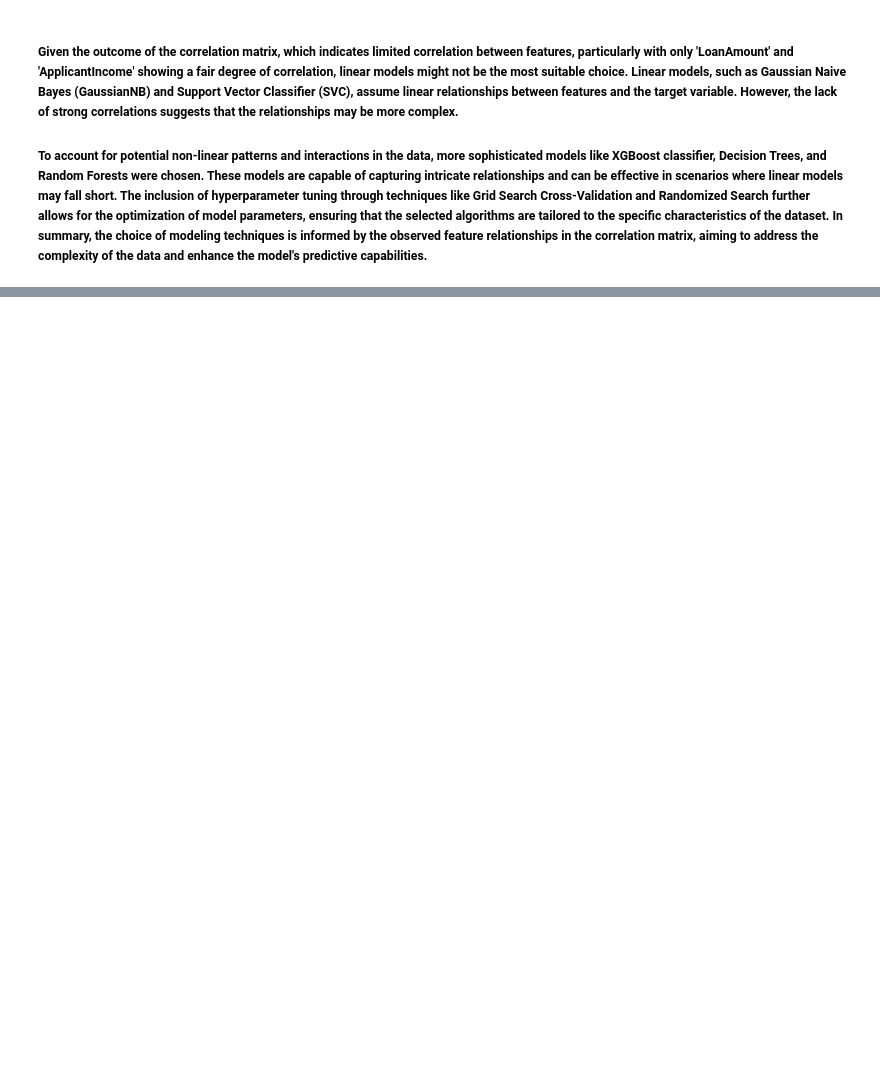
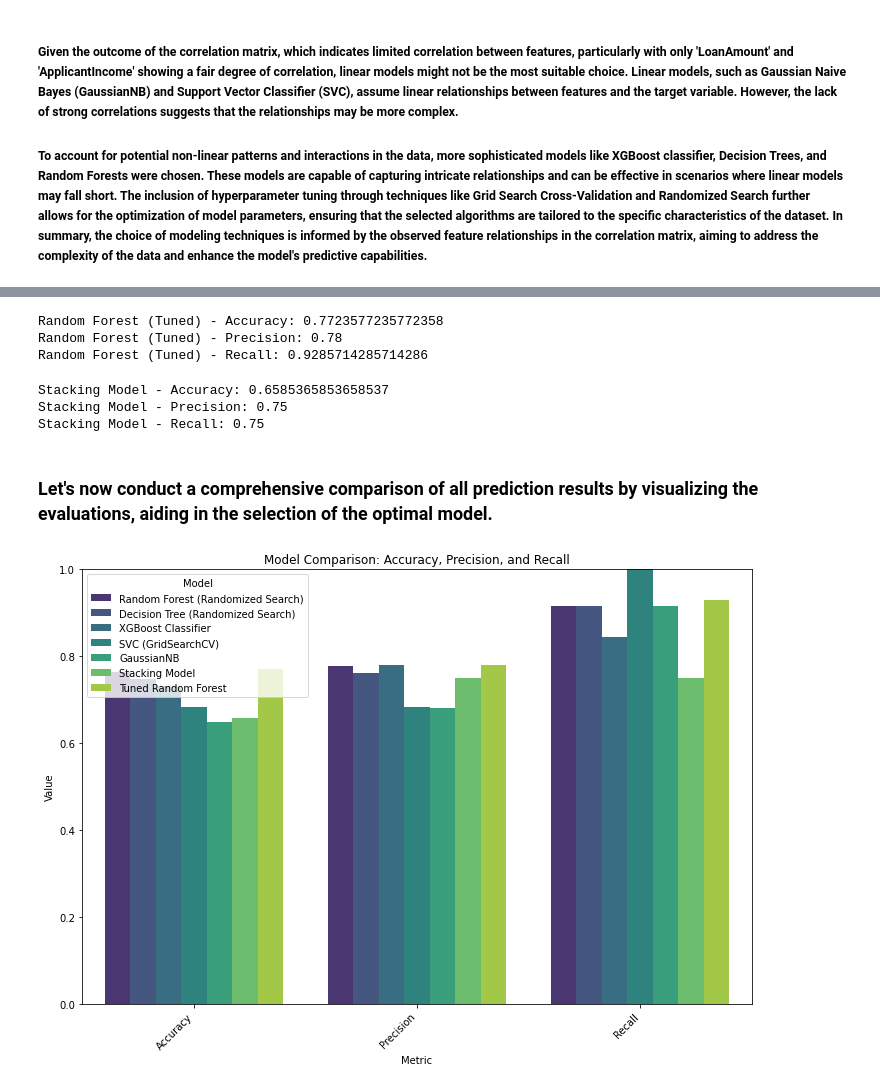
Before and after one commit to Affuya/LHL_CAPSTONE_JASPER, a Jupyter notebook: LHL_CAPSTONE_IPYNB.ipynb, the cells around one changed output, grey strips where cells are left out. Saved outputs shown, nothing was run; the diff lists cells and outputs as text; code cells hidden in the pictures; blank space fills up the shorter version.

```diff
--- a/LHL_CAPSTONE_IPYNB.ipynb
+++ b/LHL_CAPSTONE_IPYNB.ipynb
@@ -434,0 +739,10 @@ print(df.head())
+# %%
+# Evaluate on Test Set
+y_pred_rf_tuned = best_rf_model.predict(X_test)
+print("Random Forest (Tuned) - Accuracy:", accuracy_score(y_test, y_pred_rf_tuned))
+print("Random Forest (Tuned) - Precision:", precision_score(y_test, y_pred_rf_tuned))
+print("Random Forest (Tuned) - Recall:", recall_score(y_test, y_pred_rf_tuned))
+# %% [output]
+Random Forest (Tuned) - Accuracy: 0.7723577235772358
+Random Forest (Tuned) - Precision: 0.78
+Random Forest (Tuned) - Recall: 0.9285714285714286
@@ -434,0 +759,40 @@ print(df.head())
+# %%
+# Evaluate Stacking Model on Test Set
+y_pred_stacking = cross_val_predict(stacking_model, X_test, y_test, cv=5)
+print("Stacking Model - Accuracy:", accuracy_score(y_test, y_pred_stacking))
+print("Stacking Model - Precision:", precision_score(y_test, y_pred_stacking))
+print("Stacking Model - Recall:", recall_score(y_test, y_pred_stacking))
+# %% [output]
+Stacking Model - Accuracy: 0.6585365853658537
+Stacking Model - Precision: 0.75
+Stacking Model - Recall: 0.75
+# %% [markdown]
+### Let's now conduct a comprehensive comparison of all prediction results by visualizing the evaluations, aiding in the selection of the optimal model.
+# %%
+import matplotlib.pyplot as plt
+import seaborn as sns
+import pandas as pd
+
+# Results
+results = {
+    'Model': ['Random Forest (Randomized Search)', 'Decision Tree (Randomized Search)', 'XGBoost Classifier', 'SVC (GridSearchCV)', 'GaussianNB', 'Stacking Model', 'Tuned Random Forest'],
+    'Accuracy': [0.764, 0.748, 0.732, 0.683, 0.650, 0.659, 0.772],
+    'Precision': [0.778, 0.762, 0.780, 0.683, 0.681, 0.750, 0.780],
+    'Recall': [0.917, 0.917, 0.845, 1.000, 0.917, 0.750, 0.929]
+}
+
+# Create a DataFrame
+results_df = pd.DataFrame(results)
+
+# Melt the DataFrame for better visualization
+melted_results = pd.melt(results_df, id_vars='Model', var_name='Metric', value_name='Value')
+
+# Plot using seaborn
+plt.figure(figsize=(12, 8))
+sns.barplot(x='Metric', y='Value', hue='Model', data=melted_results, palette='viridis')
+plt.title('Model Comparison: Accuracy, Precision, and Recall')
+plt.ylim(0, 1)  # Set y-axis limit to better compare values
+plt.xticks(rotation=45, ha='right')  # Rotate x-axis labels for better readability
+plt.show()
+# %% [output]
+[figure, added]
```
Also changed, not shown: parts of 48 cells of this notebook.
